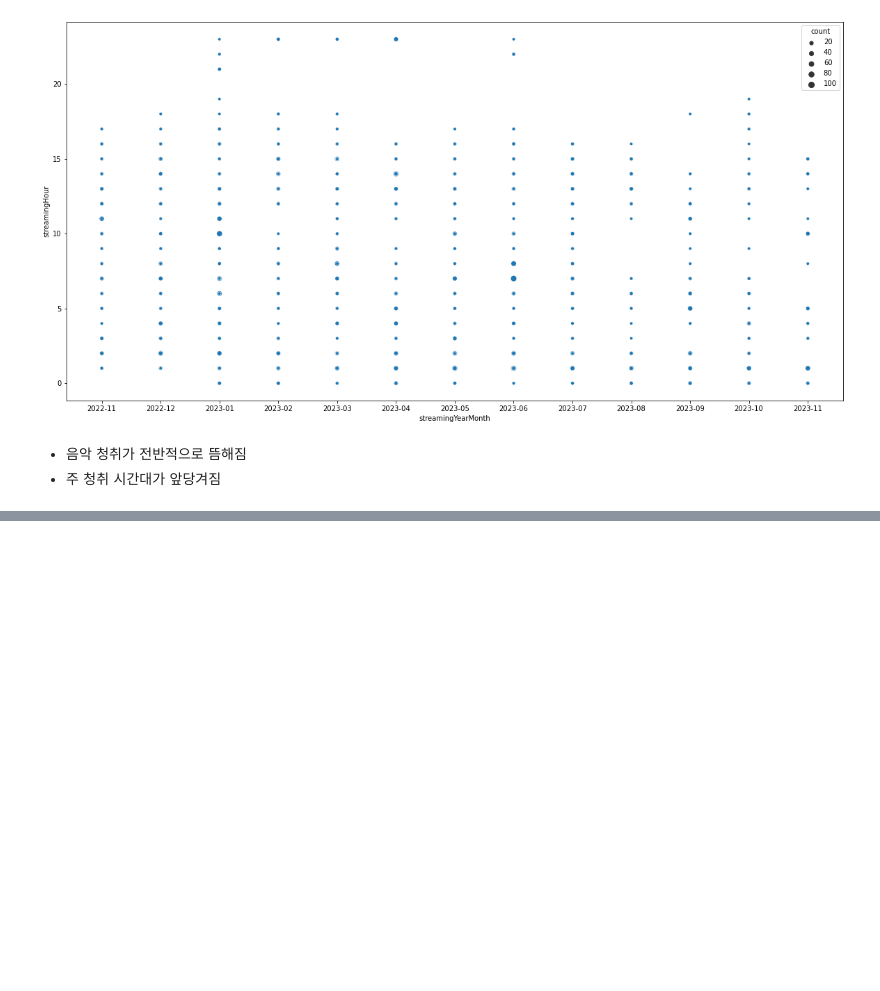
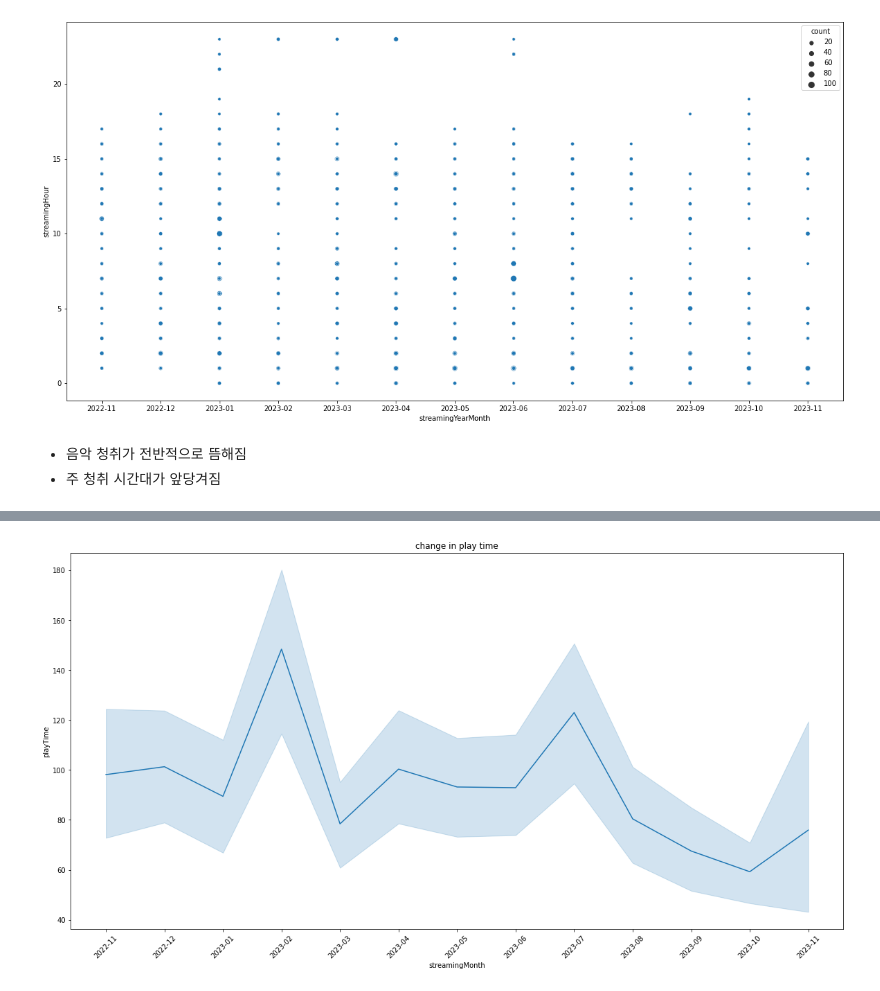
Before and after one commit to ShinHongKyu/spotify-my-history, a Jupyter notebook: my-spotify-history.ipynb, the cells around one changed output, grey strips where cells are left out. Drawn from its saved outputs; the diff is of its cells as text; code cells hidden in the pictures; blank space fills up the shorter version.

```diff
--- a/my-spotify-history.ipynb
+++ b/my-spotify-history.ipynb
@@ -133,3 +133,8 @@ sns.scatterplot(data= hour_count, x= 'streamingYearMonth', y= 'streamingHour',
 # %% [markdown]
 * 음악 청취가 전반적으로 뜸해짐
 * 주 청취 시간대가 앞당겨짐
+# %%
+# 청취 시간의 변화
+# 월별로 집계해서 시각화
+daily_playtime['streamingMonth']= pd.to_datetime(daily_playtime['streamingDate']).dt.strftime('%Y-%m')
+daily_playtime
@@ -135,0 +155,8 @@ sns.scatterplot(data= hour_count, x= 'streamingYearMonth', y= 'streamingHour',
+# %%
+plt.figure(figsize= (20, 10))
+a= sns.lineplot(data= daily_playtime, x= 'streamingMonth', y= 'playTime')
+a.set_title('change in play time')
+plt.xticks(rotation= 45)
+plt.show()
+# %% [output]
+[figure, added]
```
Also changed, not shown: parts of 1 cell of this notebook.
